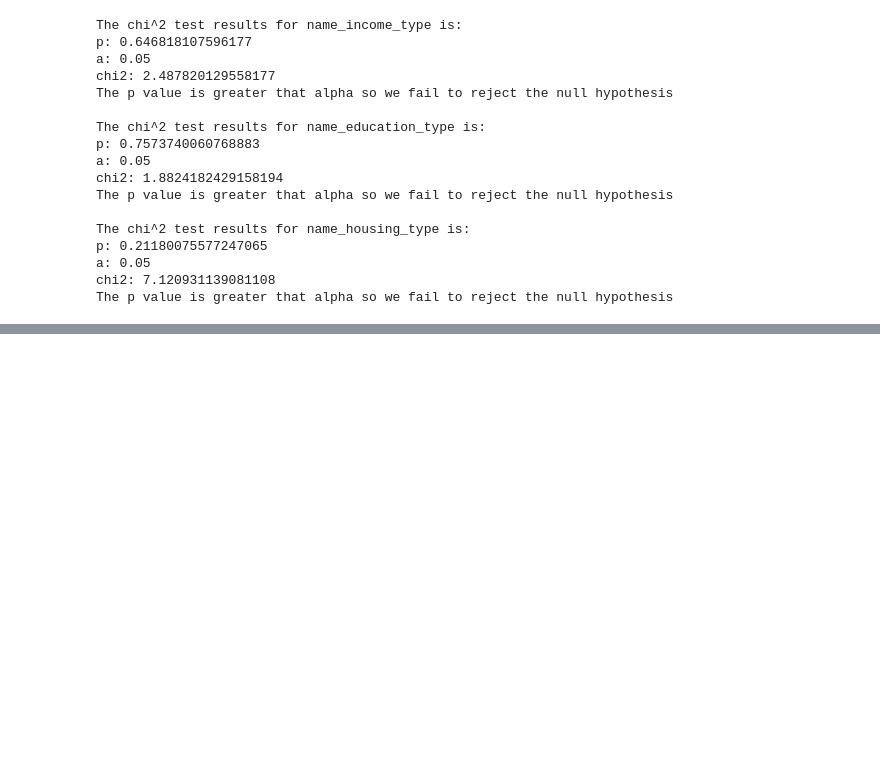
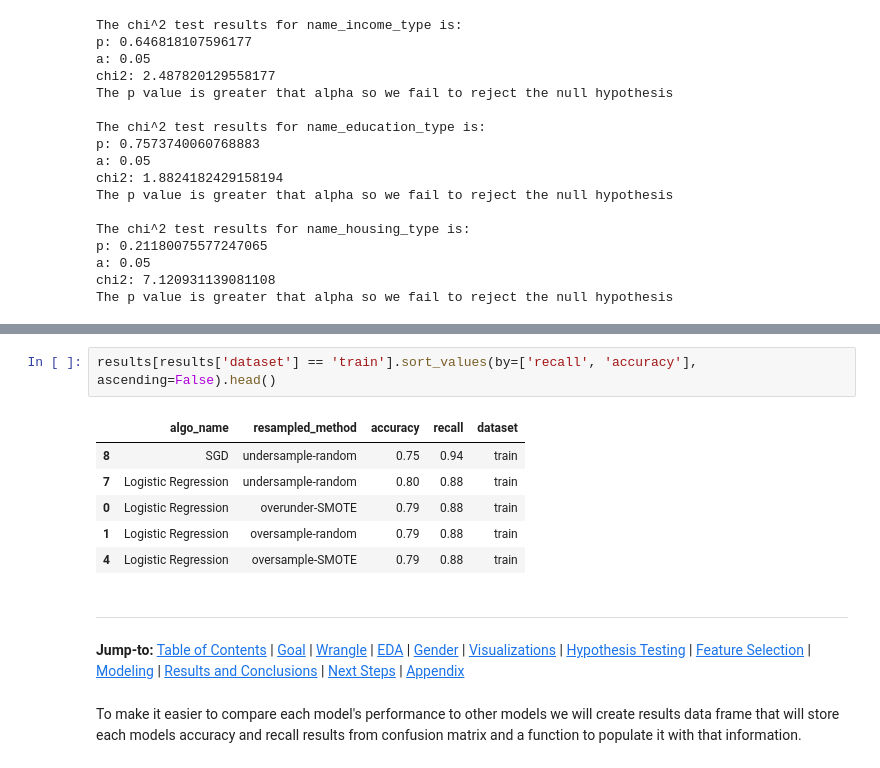
Before and after one commit to credit-risk-management-predictor/credit-risk-management-predictor, a Jupyter notebook: analysis_and_modeling.ipynb, the cells around one changed output, grey strips where cells are left out. Cells and saved outputs as stored; diff of their text form; blank space fills up the shorter version.

Commit message:
adds bibek's and anthony's modeling to the notebook as well as descriptions there of

```diff
--- a/analysis_and_modeling.ipynb
+++ b/analysis_and_modeling.ipynb
@@ -628,0 +552,14 @@ The recall score for the Logit is: 0.7777777777777778
+# %%
+results[results['dataset'] == 'train'].sort_values(by=['recall', 'accuracy'], ascending=False).head()
+# %% [output]
+|  | algo_name | resampled_method | accuracy | recall | dataset |
+| 8 | SGD | undersample-random | 0.75 | 0.94 | train |
+| 7 | Logistic Regression | undersample-random | 0.80 | 0.88 | train |
+| 0 | Logistic Regression | overunder-SMOTE | 0.79 | 0.88 | train |
+| 1 | Logistic Regression | oversample-random | 0.79 | 0.88 | train |
+| 4 | Logistic Regression | oversample-SMOTE | 0.79 | 0.88 | train |
+# %% [markdown]
+---
+**Jump-to:** [Table of Contents](#Table-of-Contents) | [Goal](#Goal) | [Wrangle](#Wrangle) | [EDA](#EDA) | [Gender](#Gender) | [Visualizations](#Visualizations) | [Hypothesis Testing](#Hypothesis-Testing) | [Feature Selection](#Feature-Selection) | [Modeling](#Modeling) | [Results and Conclusions](#Results-and-Conclusions) | [Next Steps](#Next-Steps) | [Appendix](#Appendix)
+# %% [markdown]
+To make it easier to compare each model's performance to other models we will create results data frame that will store each models accuracy and recall results from confusion matrix and a function to populate it with that information.
```
Also changed, not shown: parts of 64 cells of this notebook.
